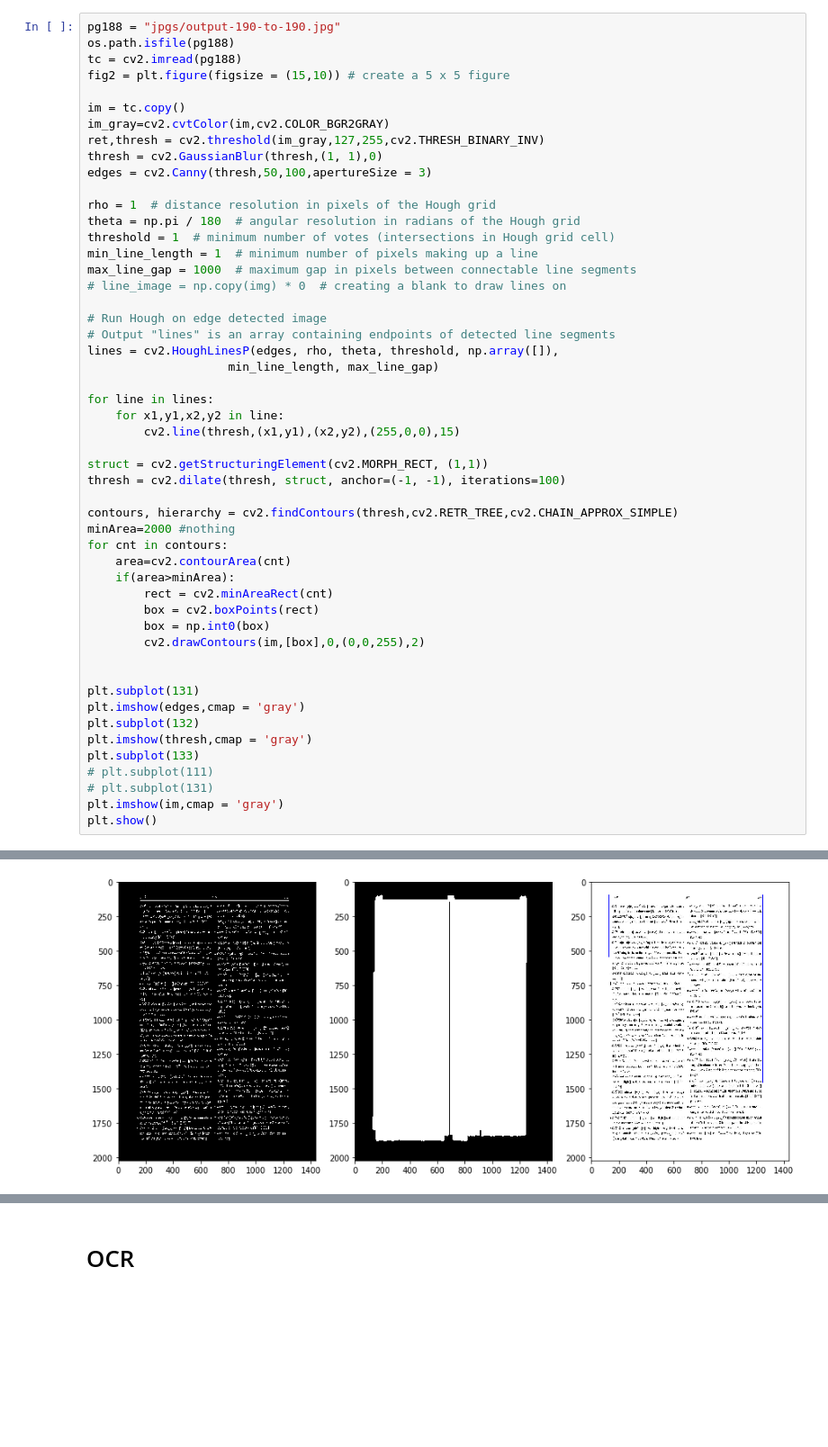
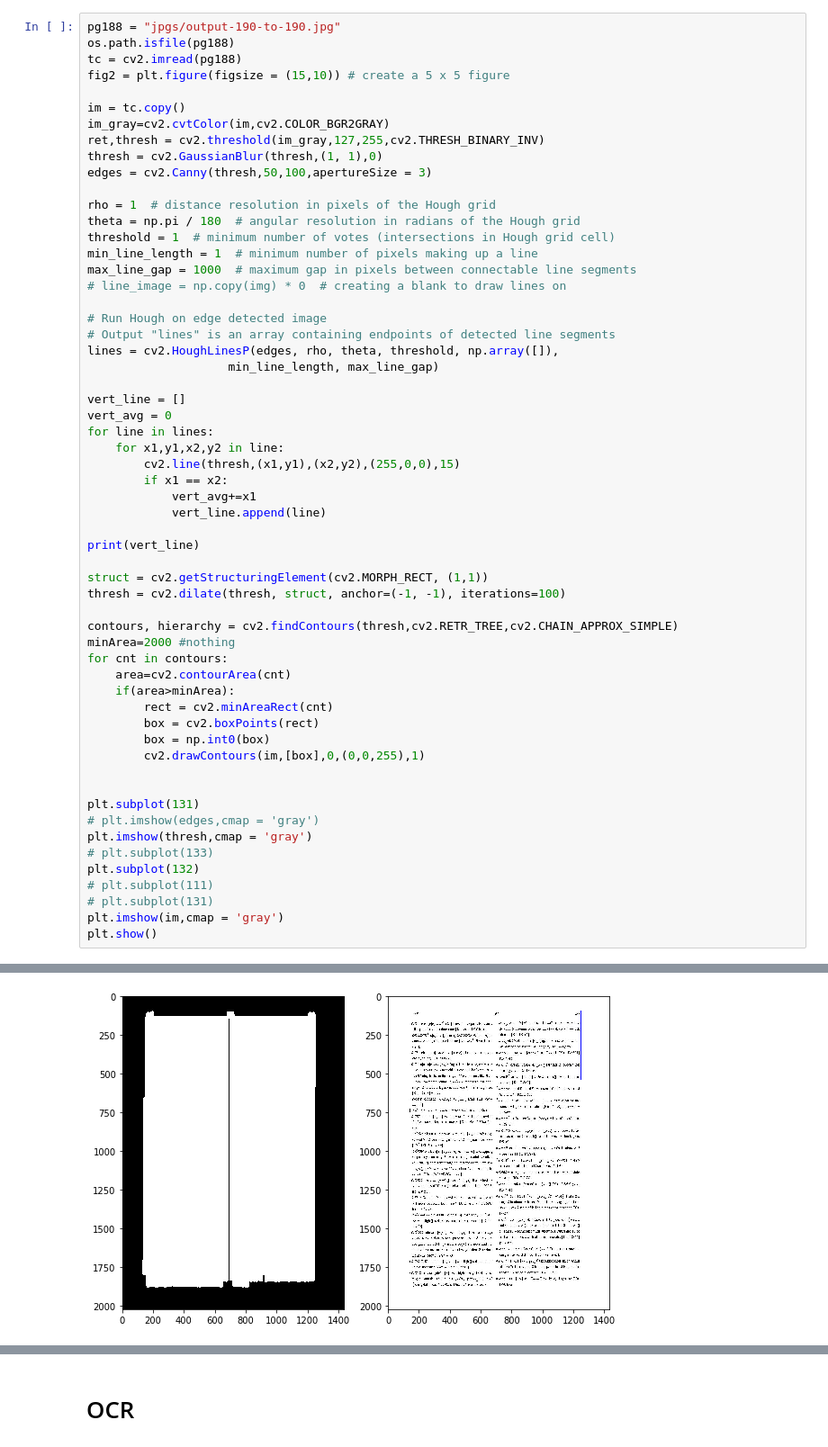
Before and after one commit to p-acharya/opencv_ocr, a Jupyter notebook: ocr_clean.ipynb, the cells around one changed output, grey strips where cells are left out. Shown at 90% size. Cells and saved outputs as stored; diff of their text form; blank space fills up the shorter version.

Commit message:
print func

```diff
--- a/ocr_clean.ipynb
+++ b/ocr_clean.ipynb
@@ -39,9 +66,16 @@ max_line_gap = 1000  # maximum gap in pixels between connectable line segments
 lines = cv2.HoughLinesP(edges, rho, theta, threshold, np.array([]),
                     min_line_length, max_line_gap)
 
+vert_line = []
+vert_avg = 0
 for line in lines:
     for x1,y1,x2,y2 in line:
         cv2.line(thresh,(x1,y1),(x2,y2),(255,0,0),15)
+        if x1 == x2:
+            vert_avg+=x1
+            vert_line.append(line)
+
+print(vert_line)
 
 struct = cv2.getStructuringElement(cv2.MORPH_RECT, (1,1))
 thresh = cv2.dilate(thresh, struct, anchor=(-1, -1), iterations=100)
@@ -54,14 +88,14 @@ for cnt in contours:
         rect = cv2.minAreaRect(cnt)
         box = cv2.boxPoints(rect)
         box = np.int0(box)
-        cv2.drawContours(im,[box],0,(0,0,255),2)
+        cv2.drawContours(im,[box],0,(0,0,255),1)
 
 
 plt.subplot(131)
-plt.imshow(edges,cmap = 'gray')
+# plt.imshow(edges,cmap = 'gray')
+plt.imshow(thresh,cmap = 'gray')
+# plt.subplot(133)
 plt.subplot(132)
-plt.imshow(thresh,cmap = 'gray')
-plt.subplot(133)
 # plt.subplot(111)
 # plt.subplot(131)
 plt.imshow(im,cmap = 'gray')
@@ -70 +105 @@ plt.show()
-[figure, old version]
+[figure, new version]
```
Also changed, not shown: parts of 7 cells of this notebook.
